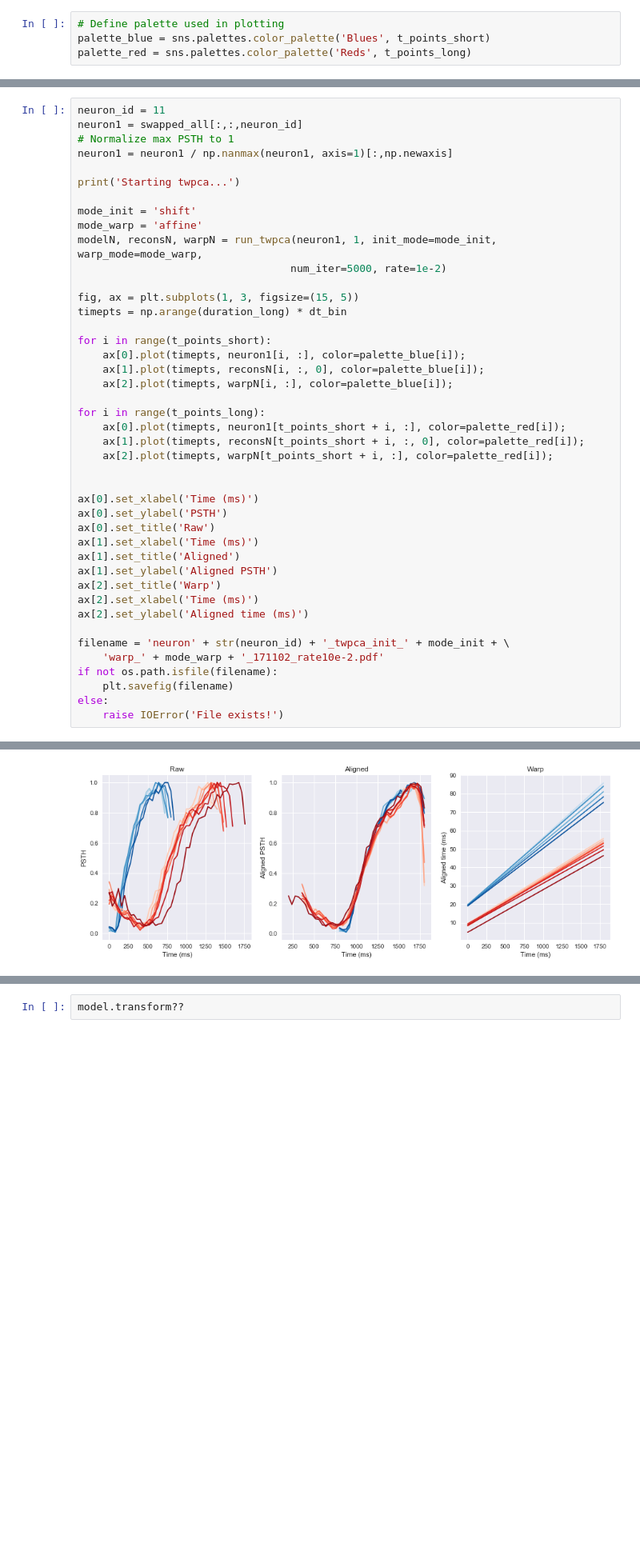
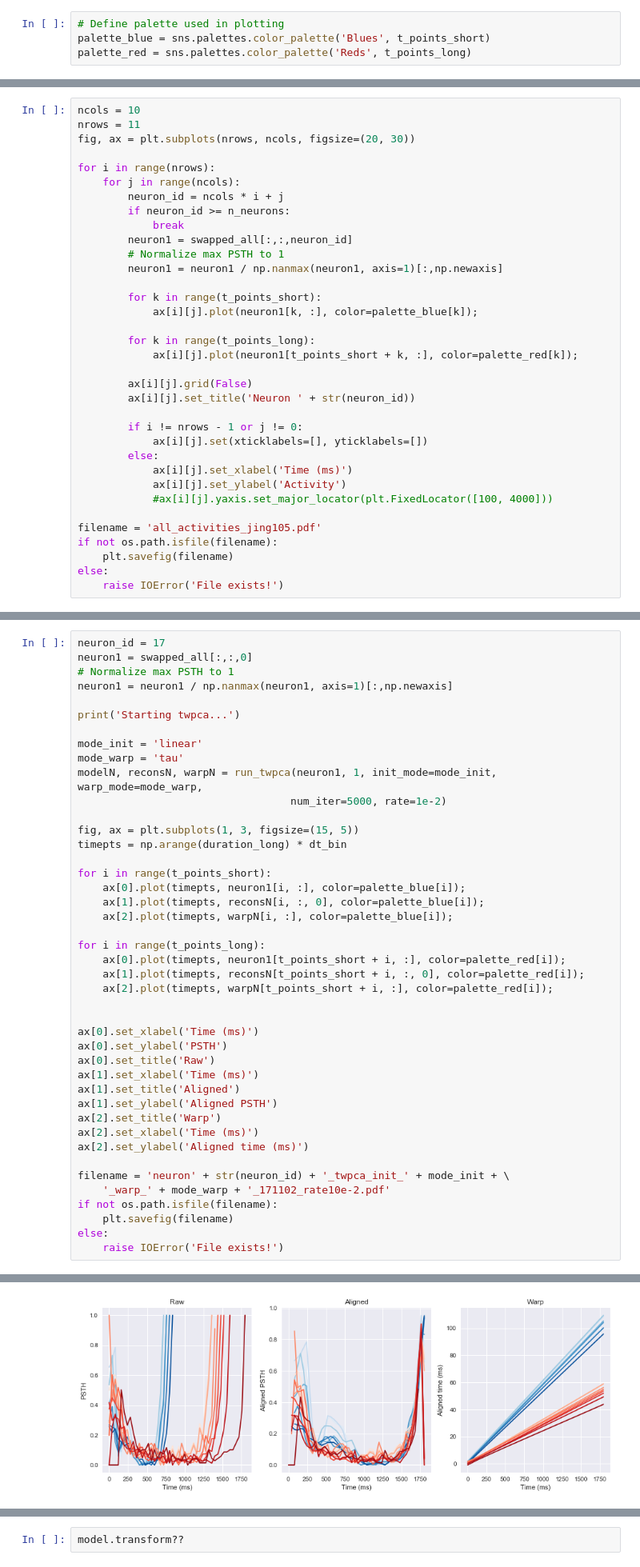
Before and after one commit to lmn93beo/twPCA-Neural-Analysis, a Jupyter notebook: twpca_neural_analysis.ipynb, the cells around one changed output, grey strips where cells are left out. Shown at 80% size. Cells and saved outputs as stored; diff of their text form; blank space fills up the shorter version.

Commit message:
Data analysis of jing's psth using linear warp

```diff
--- a/twpca_neural_analysis.ipynb
+++ b/twpca_neural_analysis.ipynb
@@ -212,0 +237,35 @@ plt.ylabel('PSTH')
+# %%
+ncols = 10
+nrows = 11
+fig, ax = plt.subplots(nrows, ncols, figsize=(20, 30))
+
+for i in range(nrows):
+    for j in range(ncols):
+        neuron_id = ncols * i + j
+        if neuron_id >= n_neurons:
+            break
+        neuron1 = swapped_all[:,:,neuron_id]
+        # Normalize max PSTH to 1
+        neuron1 = neuron1 / np.nanmax(neuron1, axis=1)[:,np.newaxis]
+
+        for k in range(t_points_short):
+            ax[i][j].plot(neuron1[k, :], color=palette_blue[k]);
+
+        for k in range(t_points_long):
+            ax[i][j].plot(neuron1[t_points_short + k, :], color=palette_red[k]);
+
+        ax[i][j].grid(False)
+        ax[i][j].set_title('Neuron ' + str(neuron_id))
+
+        if i != nrows - 1 or j != 0:
+            ax[i][j].set(xticklabels=[], yticklabels=[])
+        else:
+            ax[i][j].set_xlabel('Time (ms)')
+            ax[i][j].set_ylabel('Activity')
+            #ax[i][j].yaxis.set_major_locator(plt.FixedLocator([100, 4000]))
+
+filename = 'all_activities_jing105.pdf'
+if not os.path.isfile(filename):
+    plt.savefig(filename)
+else:
+    raise IOError('File exists!')
@@ -213,13 +275,13 @@ plt.ylabel('PSTH')
 # %%
-neuron_id = 11
-neuron1 = swapped_all[:,:,neuron_id]
+neuron_id = 17
+neuron1 = swapped_all[:,:,0]
 # Normalize max PSTH to 1
 neuron1 = neuron1 / np.nanmax(neuron1, axis=1)[:,np.newaxis]
 
 print('Starting twpca...')
 
-mode_init = 'shift'
-mode_warp = 'affine'
+mode_init = 'linear'
+mode_warp = 'tau'
 modelN, reconsN, warpN = run_twpca(neuron1, 1, init_mode=mode_init, warp_mode=mode_warp,
                                   num_iter=5000, rate=1e-2)
 
@@ -227,32 +289,32 @@ fig, ax = plt.subplots(1, 3, figsize=(15, 5))
 timepts = np.arange(duration_long) * dt_bin
 
 for i in range(t_points_short):
     ax[0].plot(timepts, neuron1[i, :], color=palette_blue[i]);
     ax[1].plot(timepts, reconsN[i, :, 0], color=palette_blue[i]);
     ax[2].plot(timepts, warpN[i, :], color=palette_blue[i]);
 
 for i in range(t_points_long):
     ax[0].plot(timepts, neuron1[t_points_short + i, :], color=palette_red[i]);
     ax[1].plot(timepts, reconsN[t_points_short + i, :, 0], color=palette_red[i]);
     ax[2].plot(timepts, warpN[t_points_short + i, :], color=palette_red[i]);
 
 
 ax[0].set_xlabel('Time (ms)')
 ax[0].set_ylabel('PSTH')
 ax[0].set_title('Raw')
 ax[1].set_xlabel('Time (ms)')
 ax[1].set_title('Aligned')
 ax[1].set_ylabel('Aligned PSTH')
 ax[2].set_title('Warp')
 ax[2].set_xlabel('Time (ms)')
 ax[2].set_ylabel('Aligned time (ms)')
 
 filename = 'neuron' + str(neuron_id) + '_twpca_init_' + mode_init + \
-    'warp_' + mode_warp + '_171102_rate10e-2.pdf'
+    '_warp_' + mode_warp + '_171102_rate10e-2.pdf'
 if not os.path.isfile(filename):
     plt.savefig(filename)
 else:
     raise IOError('File exists!')
 # %% [output]
 Starting twpca...
-[figure, old version]
+[figure, new version]
```
Also changed, not shown: parts of 41 cells of this notebook.
